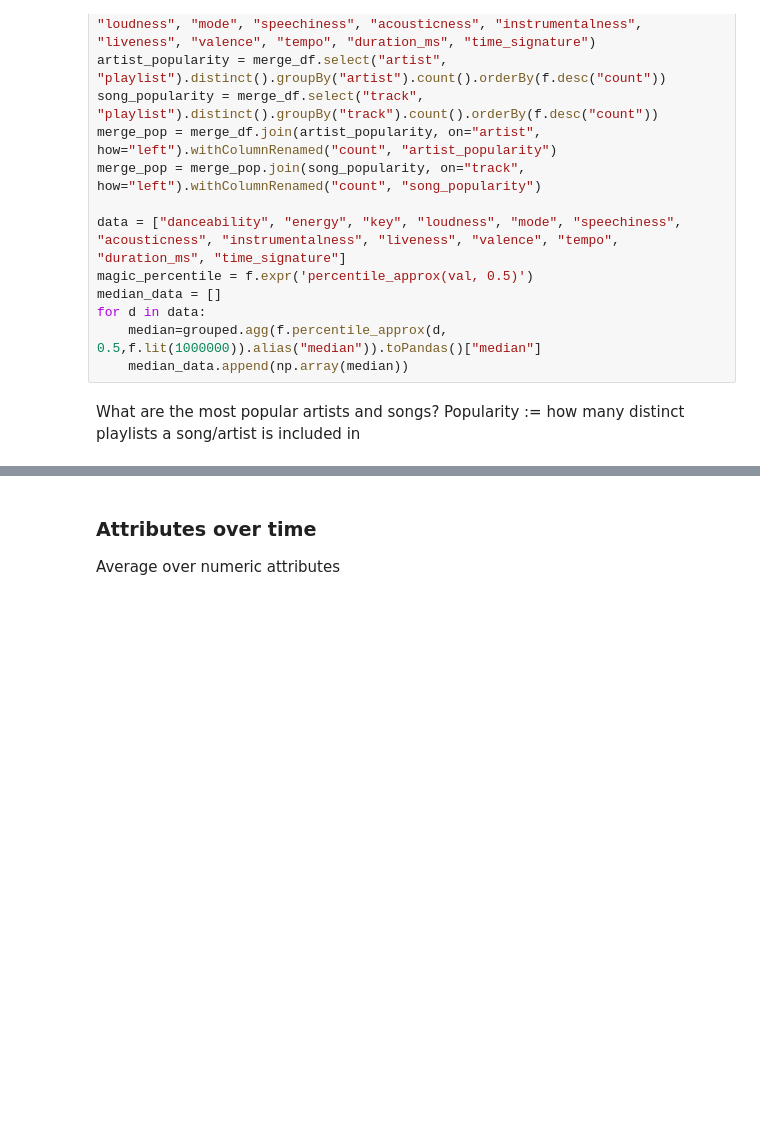
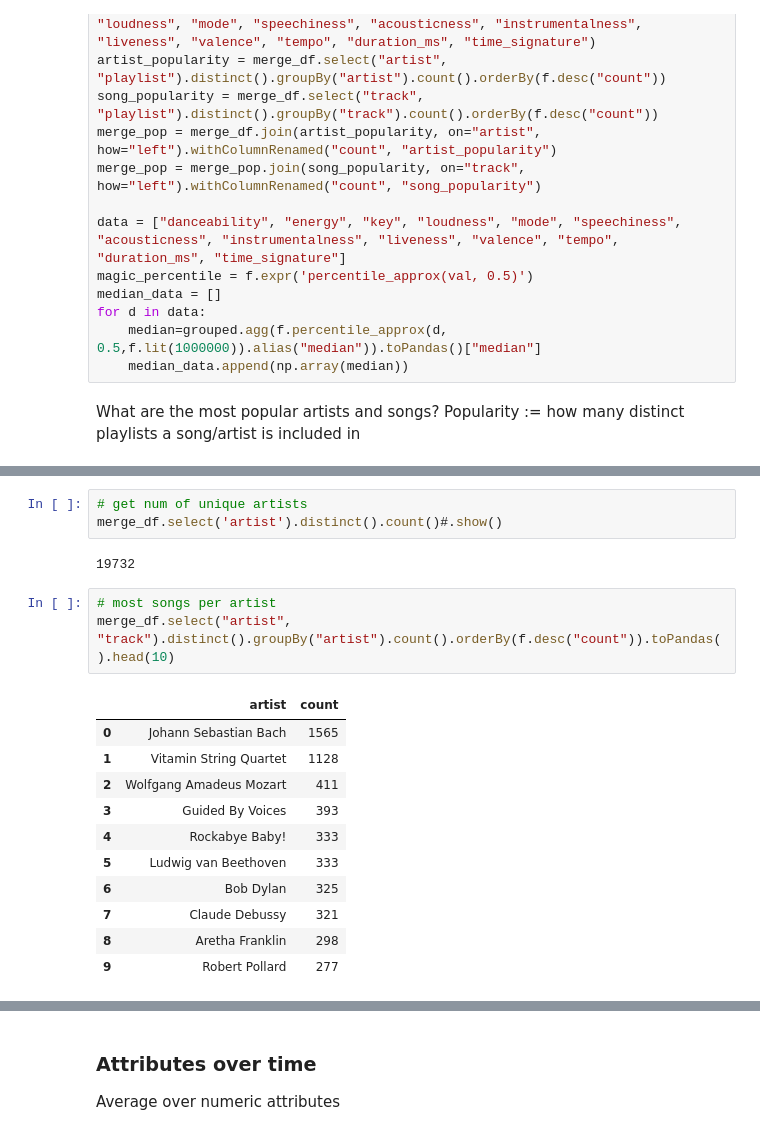
Before and after one commit to eric-kaufmann/spotify_analysis, a Jupyter notebook: analysis_pyspark.ipynb, the cells around one changed output, grey strips where cells are left out. Drawn from its saved outputs; the diff is of its cells as text; blank space fills up the shorter version.

```diff
--- a/analysis_pyspark.ipynb
+++ b/analysis_pyspark.ipynb
@@ -117,0 +142,20 @@ print(artist_popularity.toPandas().head())
+# %%
+# get num of unique artists
+merge_df.select('artist').distinct().count()#.show()
+# %% [output]
+19732
+# %%
+# most songs per artist
+merge_df.select("artist", "track").distinct().groupBy("artist").count().orderBy(f.desc("count")).toPandas().head(10)
+# %% [output]
+|  | artist | count |
+| 0 | Johann Sebastian Bach | 1565 |
+| 1 | Vitamin String Quartet | 1128 |
+| 2 | Wolfgang Amadeus Mozart | 411 |
+| 3 | Guided By Voices | 393 |
+| 4 | Rockabye Baby! | 333 |
+| 5 | Ludwig van Beethoven | 333 |
+| 6 | Bob Dylan | 325 |
+| 7 | Claude Debussy | 321 |
+| 8 | Aretha Franklin | 298 |
+| 9 | Robert Pollard | 277 |
```
Also changed, not shown: parts of 9 cells of this notebook.
